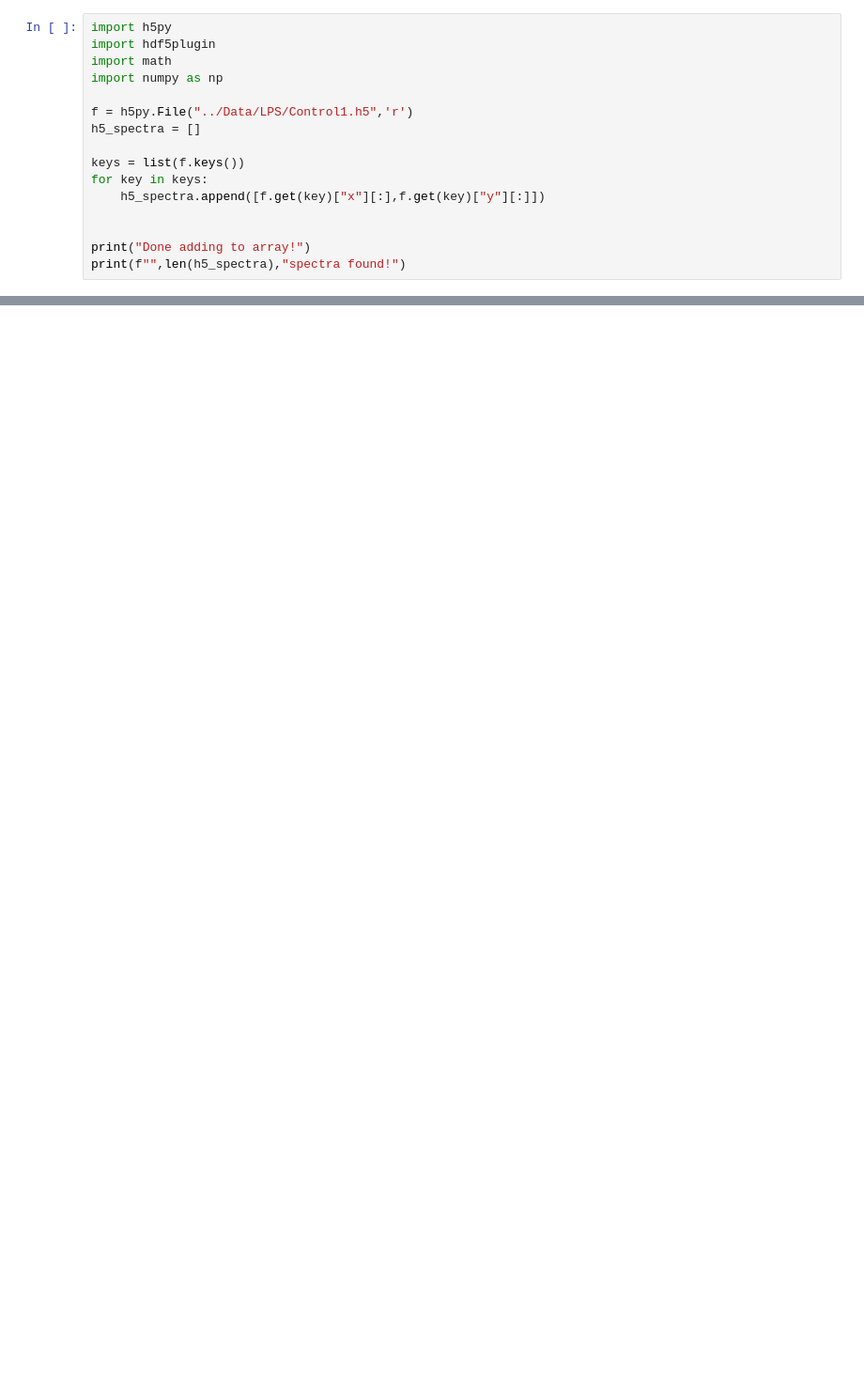
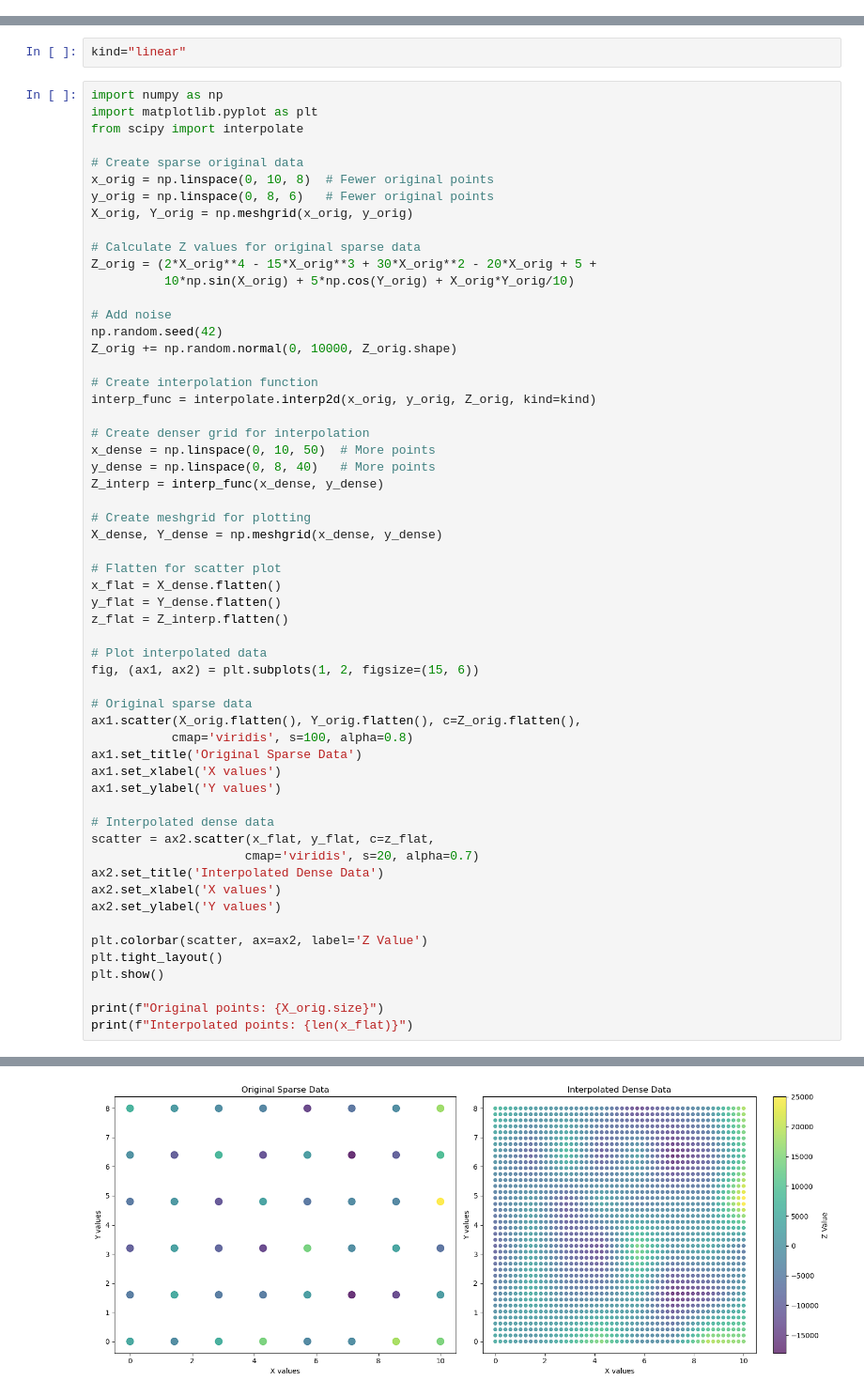
Before and after one commit to Tapiwamaz/HonoursResearch, a Jupyter notebook: Notebooks/Random.ipynb, the cells around one changed output, grey strips where cells are left out. Shown at 94% size. Saved outputs shown, nothing was run; the diff lists cells and outputs as text; blank space fills up the shorter version.

Commit message:
Trying different interpolation

```diff
--- a/Notebooks/Random.ipynb
+++ b/Notebooks/Random.ipynb
@@ -72,16 +0,0 @@ Points found 934
-# %%
-import h5py
-import hdf5plugin
-import math
-import numpy as np
-
-f = h5py.File("../Data/LPS/Control1.h5",'r')
-h5_spectra = []
-
-keys = list(f.keys())
-for key in keys:
-    h5_spectra.append([f.get(key)["x"][:],f.get(key)["y"][:]])
-
-
-print("Done adding to array!")
-print(f"",len(h5_spectra),"spectra found!")
@@ -135,0 +1,60 @@ Points found 923
+# %%
+kind="linear"
+# %%
+import numpy as np
+import matplotlib.pyplot as plt
+from scipy import interpolate
+
+# Create sparse original data
+x_orig = np.linspace(0, 10, 8)  # Fewer original points
+y_orig = np.linspace(0, 8, 6)   # Fewer original points
+X_orig, Y_orig = np.meshgrid(x_orig, y_orig)
+
+# Calculate Z values for original sparse data
+Z_orig = (2*X_orig**4 - 15*X_orig**3 + 30*X_orig**2 - 20*X_orig + 5 +
+          10*np.sin(X_orig) + 5*np.cos(Y_orig) + X_orig*Y_orig/10)
+
+# Add noise
+np.random.seed(42)
+Z_orig += np.random.normal(0, 10000, Z_orig.shape)
+
+# Create interpolation function
+interp_func = interpolate.interp2d(x_orig, y_orig, Z_orig, kind=kind)
+
+# Create denser grid for interpolation
+x_dense = np.linspace(0, 10, 50)  # More points
+y_dense = np.linspace(0, 8, 40)   # More points
+Z_interp = interp_func(x_dense, y_dense)
+
+# Create meshgrid for plotting
+X_dense, Y_dense = np.meshgrid(x_dense, y_dense)
+
+# Flatten for scatter plot
+x_flat = X_dense.flatten()
+y_flat = Y_dense.flatten()
+z_flat = Z_interp.flatten()
+
+# Plot interpolated data
+fig, (ax1, ax2) = plt.subplots(1, 2, figsize=(15, 6))
+
+# Original sparse data
+ax1.scatter(X_orig.flatten(), Y_orig.flatten(), c=Z_orig.flatten(),
+           cmap='viridis', s=100, alpha=0.8)
+ax1.set_title('Original Sparse Data')
+ax1.set_xlabel('X values')
+ax1.set_ylabel('Y values')
+
+# Interpolated dense data
+scatter = ax2.scatter(x_flat, y_flat, c=z_flat,
+                     cmap='viridis', s=20, alpha=0.7)
+ax2.set_title('Interpolated Dense Data')
+ax2.set_xlabel('X values')
+ax2.set_ylabel('Y values')
+
+plt.colorbar(scatter, ax=ax2, label='Z Value')
+plt.tight_layout()
+plt.show()
+
+print(f"Original points: {X_orig.size}")
+print(f"Interpolated points: {len(x_flat)}")
+# %% [output]
@@ -135,0 +78 @@ Points found 923
+[figure, added]
```
Also changed, not shown: parts of 8 cells of this notebook.
